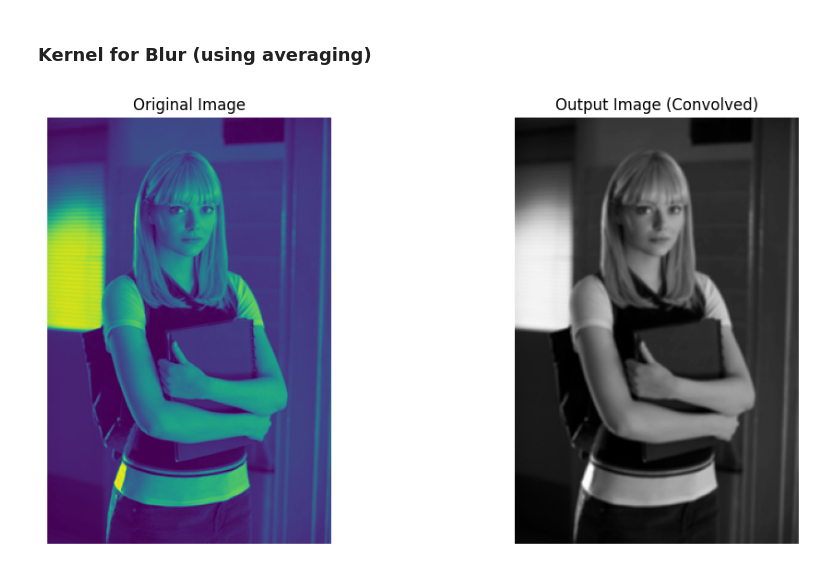
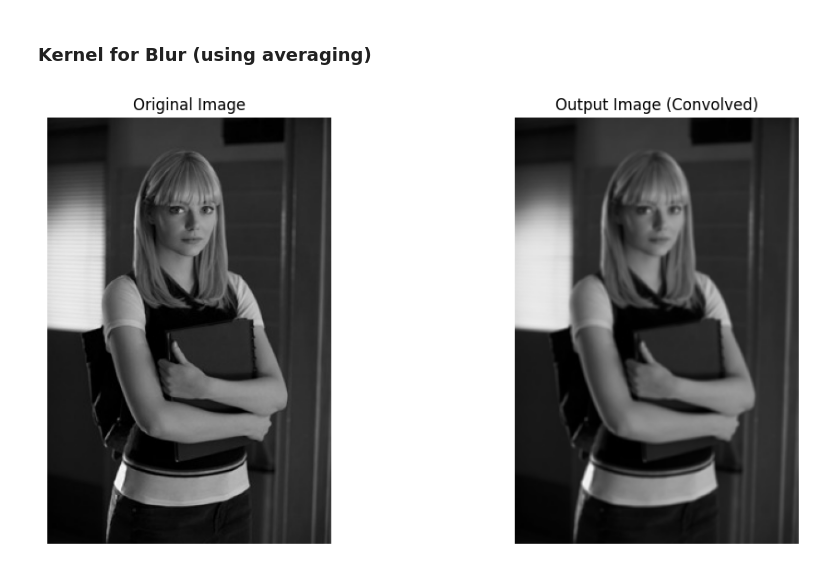
Before and after one commit to ancilcleetus/Foundations-of-Deep-Learning, a Jupyter notebook: 06_convolutional_neural_networks_pytorch.ipynb, the cells around one changed output. Cells and saved outputs as stored; diff of their text form; code cells hidden in the pictures.

```diff
--- a/06_convolutional_neural_networks_pytorch.ipynb
+++ b/06_convolutional_neural_networks_pytorch.ipynb
@@ -62,25 +62,19 @@ def visualize_images(image_01, image_02):
 # %% [markdown]
 ### Kernel for Blur (using averaging)
 # %%
-image_path = "/content/Emma-Stone.jpg"
+image_path = "/content/Emma-Stone-gray.jpg"
 
-# Load the image (read as BGR image)
+# Load the image
 image = cv2.imread(image_path)
-
-# Convert image from BGR to RGB
-image_rgb = cv2.cvtColor(image, cv2.COLOR_BGR2RGB)
-
-# Convert BGR to Grayscale
-image_gray = cv2.cvtColor(image, cv2.COLOR_BGR2GRAY)
 
 kernel = np.array([
     [1/9, 1/9, 1/9],
     [1/9, 1/9, 1/9],
     [1/9, 1/9, 1/9],
 ])
 
-output_image = cv2.filter2D(image_gray, -1, kernel)
-visualize_images(image_gray, output_image)
+output_image = cv2.filter2D(image, -1, kernel)
+visualize_images(image, output_image)
 # %% [output]
-[figure, old version]
+[figure, new version]
 # %% [markdown]
```
Also changed, not shown: parts of 13 cells of this notebook.
